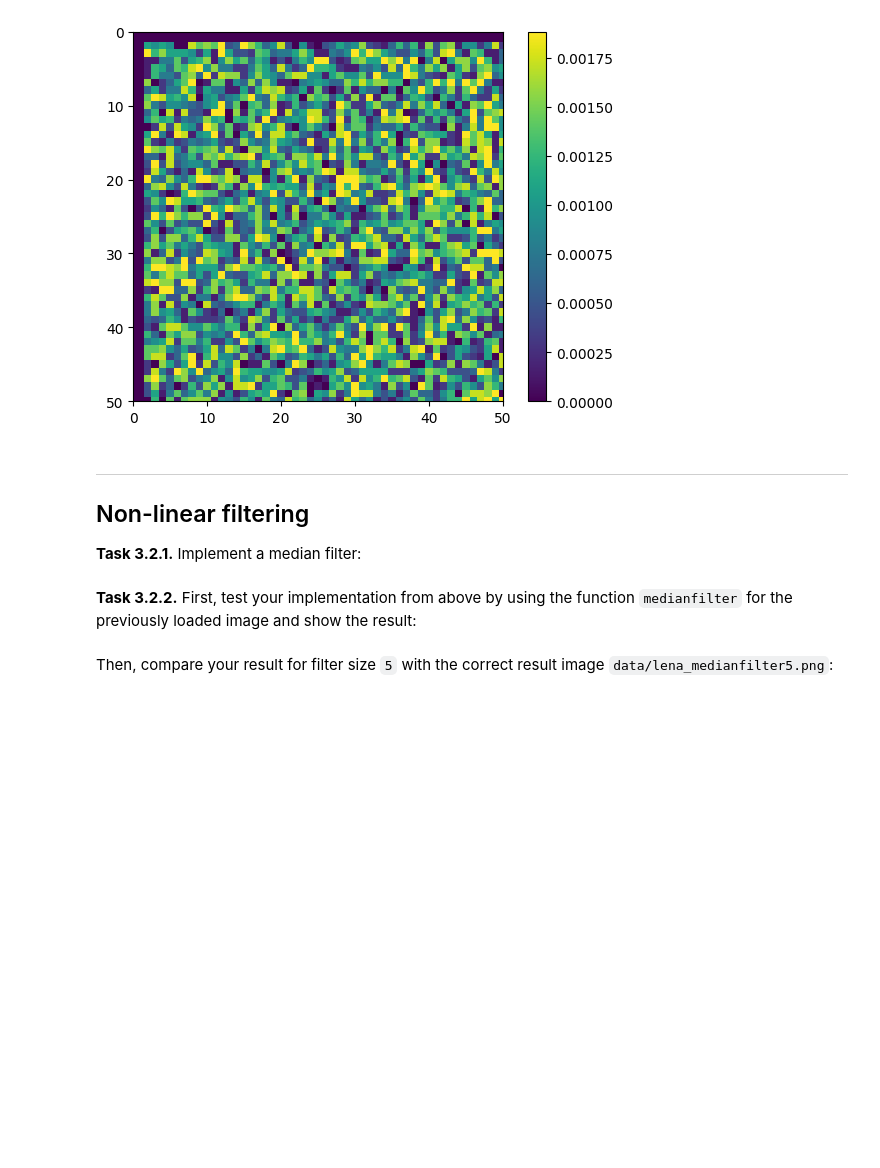
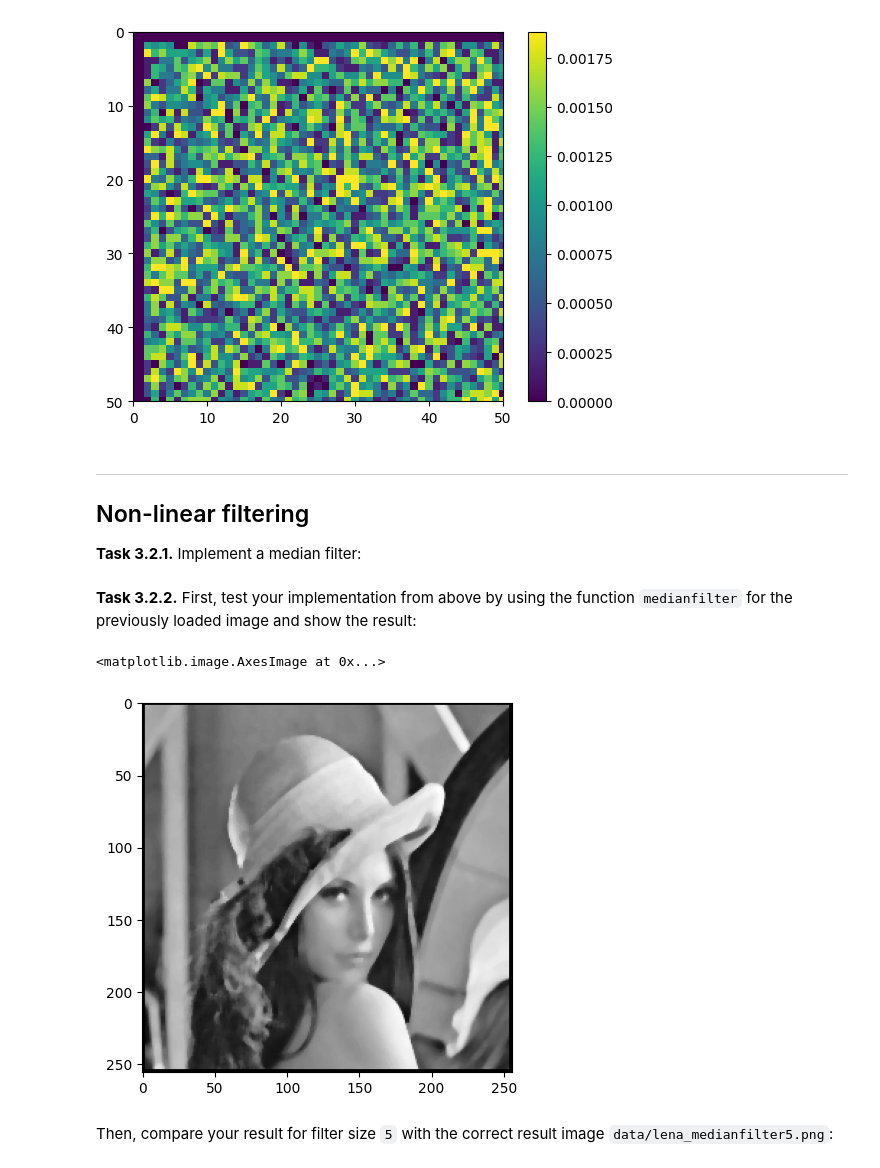
Before and after one commit to Pascalfuchs-meh/mobi-fs3-python, a Jupyter notebook: task3.ipynb, the cells around one changed output. Drawn from its saved outputs; the diff is of its cells as text; code cells hidden in the pictures; blank space fills up the shorter version.

```diff
--- a/task3.ipynb
+++ b/task3.ipynb
@@ -72,4 +67,24 @@ def medianfilter(img, size):
+# %%
+def medianfilter(img, size):
+    result = numpy.zeros(img.shape)
+    n = (size - 1) // 2
+    for p in numpy.ndindex(img.shape):
+        neighborhood_list = []
+        if(p[1]>=n) and (p[1]<=(img.shape[1]-n-1)) and (p[0]>=n) and (p[0]<=(img.shape[0]-n-1)):
+            for q in numpy.ndindex(size, size):
+                y=p[0]-n+q[0]
+                x=p[1]-n+q[1]
+                neighborhood_list.append(img[y,x])
+            neighborhood_list=sorted(neighborhood_list)
+            result[p] = neighborhood_list[((size**2) ) // 2]
+    return result
 # %% [markdown]
 **<a id="#">Task 3.2.2.</a>** First, test your implementation from above by using the function `medianfilter` for the previously loaded image and show the result:
+# %%
+lena_median=medianfilter(lena, 5)
+plt.imshow(lena_median, 'gray')
+# %% [output]
+<matplotlib.image.AxesImage at 0x...>
+[figure, added]
 # %% [markdown]
 Then, compare your result for filter size `5` with the correct result image `data/lena_medianfilter5.png`:
```
Also changed, not shown: parts of 12 cells of this notebook.
